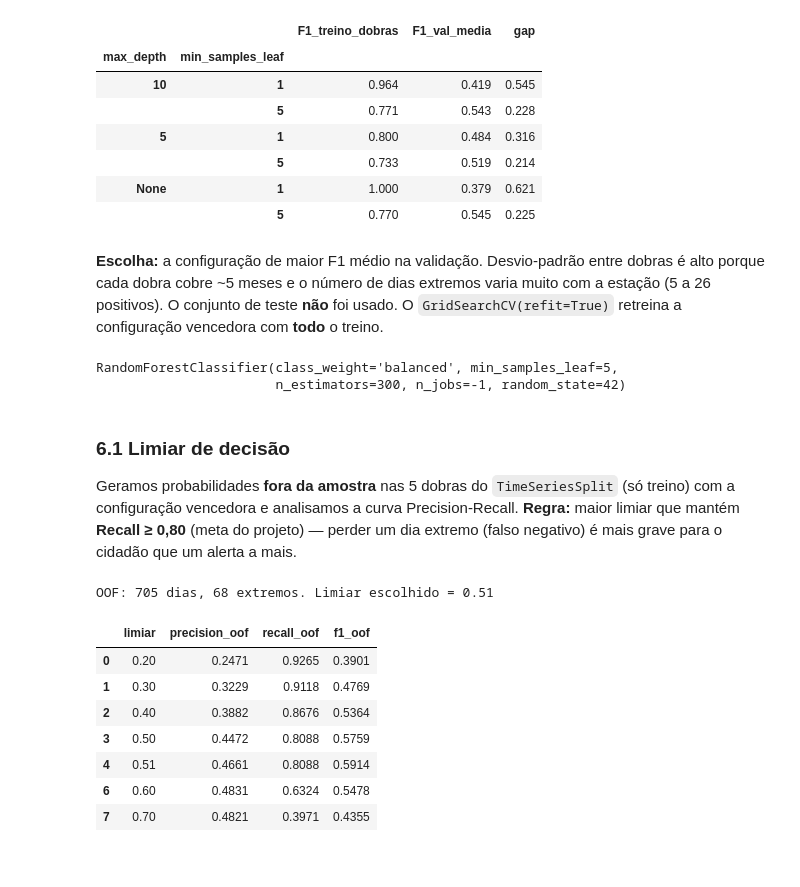
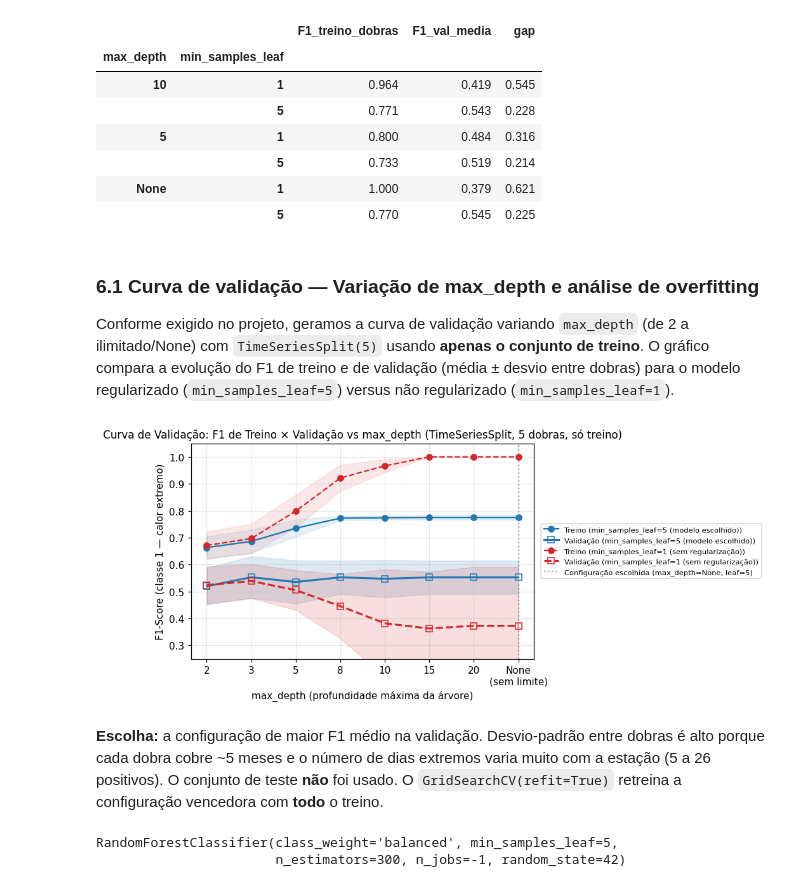
Before and after one commit to aarthurbf/ia_ml_gs02, a Jupyter notebook: notebook_sereno_calor.ipynb, the cells around one changed output. Drawn from its saved outputs; the diff is of its cells as text; code cells hidden in the pictures.

Commit message:
feat(validation): add max_depth validation curve analysis and update executed notebook

```diff
--- a/notebook_sereno_calor.ipynb
+++ b/notebook_sereno_calor.ipynb
@@ -395,41 +403,53 @@ prof["gap"] = (prof["F1_treino_dobras"] - prof["F1_val_media"]).round(3); prof
 | None | 1 | 1.000 | 0.379 | 0.621 |
 |  | 5 | 0.770 | 0.545 | 0.225 |
 # %% [markdown]
-**Escolha:** a configuração de maior F1 médio na validação. Desvio‑padrão entre dobras é alto porque cada dobra cobre
-~5 meses e o número de dias extremos varia muito com a estação (5 a 26 positivos). O conjunto de teste **não** foi usado.
-O `GridSearchCV(refit=True)` retreina a configuração vencedora com **todo** o treino.
+### 6.1 Curva de validação — Variação de max_depth e análise de overfitting
+Conforme exigido no projeto, geramos a curva de validação variando `max_depth` (de 2 a ilimitado/None) com `TimeSeriesSplit(5)`
+usando **apenas o conjunto de treino**. O gráfico compara a evolução do F1 de treino e de validação (média ± desvio entre dobras)
+para o modelo regularizado (`min_samples_leaf=5`) versus não regularizado (`min_samples_leaf=1`).
 # %%
-best = gs.best_params_
-modelo = gs.best_estimator_
-print(modelo)
+depths = [2, 3, 5, 8, 10, 15, 20, None]
+depth_x = np.arange(len(depths))
+depth_labels = [str(d) if d is not None else "None\n(sem limite)" for d in depths]
+
+fig, ax = plt.subplots(figsize=(9, 4.2))
+for msl, cor, estilo, rotulo in [(5, "tab:blue", "-", "min_samples_leaf=5 (modelo escolhido)"),
+                                 (1, "tab:red", "--", "min_samples_leaf=1 (sem regularização)")]:
+    tr_m, tr_s, val_m, val_s = [], [], [], []
+    for d in depths:
+        t_sc, v_sc = [], []
+        for tr_i, va_i in tscv.split(Xtr):
+            m = novo_rf(n_estimators=300, max_depth=d, min_samples_leaf=msl).fit(Xtr.iloc[tr_i], ytr.iloc[tr_i])
+            t_sc.append(sklearn.metrics.f1_score(ytr.iloc[tr_i], m.predict(Xtr.iloc[tr_i]), zero_division=0))
+            v_sc.append(sklearn.metrics.f1_score(ytr.iloc[va_i], m.predict(Xtr.iloc[va_i]), zero_division=0))
+        tr_m.append(np.mean(t_sc)); tr_s.append(np.std(t_sc))
+        val_m.append(np.mean(v_sc)); val_s.append(np.std(v_sc))
+    ax.plot(depth_x, tr_m, linestyle=estilo, color=cor, marker="o", label=f"Treino ({rotulo})")
+    ax.fill_between(depth_x, np.array(tr_m) - np.array(tr_s), np.array(tr_m) + np.array(tr_s), color=cor, alpha=0.10)
+    ax.plot(depth_x, val_m, linestyle=estilo, color=cor, marker="s", fillstyle="none", lw=2, label=f"Validação ({rotulo})")
+    ax.fill_between(depth_x, np.array(val_m) - np.array(val_s), np.array(val_m) + np.array(val_s), color=cor, alpha=0.15)
+
+ax.set_xticks(depth_x, depth_labels)
+ax.set_xlabel("max_depth (profundidade máxima da árvore)")
+ax.set_ylabel("F1-Score (classe 1 — calor extremo)")
+ax.set_title("Curva de Validação: F1 de Treino × Validação vs max_depth (TimeSeriesSplit, 5 dobras, só treino)")
+ax.axvline(x=len(depths)-1, color="gray", ls=":", alpha=0.7, label="Configuração escolhida (max_depth=None, leaf=5)")
+ax.set_ylim(0.25, 1.05)
+ax.legend(fontsize=7.5, loc="center left", bbox_to_anchor=(1.01, 0.5))
+plt.tight_layout()
+plt.savefig(FIG / "09_curva_validacao_max_depth.png", dpi=150, bbox_inches="tight")
+plt.show()
 # %% [output]
-RandomForestClassifier(class_weight='balanced', min_samples_leaf=5,
-                       n_estimators=300, n_jobs=-1, random_state=42)
+[figure, added]
 # %% [markdown]
-### 6.1 Limiar de decisão
-Geramos probabilidades **fora da amostra** nas 5 dobras do `TimeSeriesSplit` (só treino) com a configuração vencedora
-e analisamos a curva Precision‑Recall. **Regra:** maior limiar que mantém **Recall ≥ 0,80** (meta do projeto) —
-perder um dia extremo (falso negativo) é mais grave para o cidadão que um alerta a mais.
+**Escolha:** a configuração de maior F1 médio na validação. Desvio‑padrão entre dobras é alto porque cada dobra cobre
+~5 meses e o número de dias extremos varia muito com a estação (5 a 26 positivos). O conjunto de teste **não** foi usado.
+O `GridSearchCV(refit=True)` retreina a configuração vencedora com **todo** o treino.
 # %%
-oof = probas_oof(best, Xtr, ytr)
-y_oof = ytr.loc[oof.index]
-P, R, T = precision_recall_curve(y_oof, oof)
-ok = np.where(R[:-1] >= 0.80)[0]
-LIMIAR_DECISAO = float(np.floor(T[ok].max() * 100) / 100)  # arredonda para baixo: preserva Recall ≥ 0,80
-grade_t = []
-for t in [0.2, 0.3, 0.4, 0.5, 0.51, LIMIAR_DECISAO, 0.6, 0.7]:
-    m = metricas(y_oof, (oof >= t).astype(int), oof)
-    grade_t.append({"limiar": t, "precision_oof": m["precision"], "recall_oof": m["recall"], "f1_oof": m["f1"]})
-print(f"OOF: {len(oof)} dias, {int(y_oof.sum())} extremos. Limiar escolhido = {LIMIAR_DECISAO:.2f}")
-pd.DataFrame(grade_t).drop_duplicates("limiar").sort_values("limiar")
+best = gs.best_params_
+modelo = gs.best_estimator_
+print(modelo)
 # %% [output]
-OOF: 705 dias, 68 extremos. Limiar escolhido = 0.51
+RandomForestClassifier(class_weight='balanced', min_samples_leaf=5,
+                       n_estimators=300, n_jobs=-1, random_state=42)
-|  | limiar | precision_oof | recall_oof | f1_oof |
-| 0 | 0.20 | 0.2471 | 0.9265 | 0.3901 |
-| 1 | 0.30 | 0.3229 | 0.9118 | 0.4769 |
-| 2 | 0.40 | 0.3882 | 0.8676 | 0.5364 |
-| 3 | 0.50 | 0.4472 | 0.8088 | 0.5759 |
-| 4 | 0.51 | 0.4661 | 0.8088 | 0.5914 |
-| 6 | 0.60 | 0.4831 | 0.6324 | 0.5478 |
-| 7 | 0.70 | 0.4821 | 0.3971 | 0.4355 |
 # %% [markdown]
```
Also changed, not shown: parts of 27 cells of this notebook, 3 other files.
